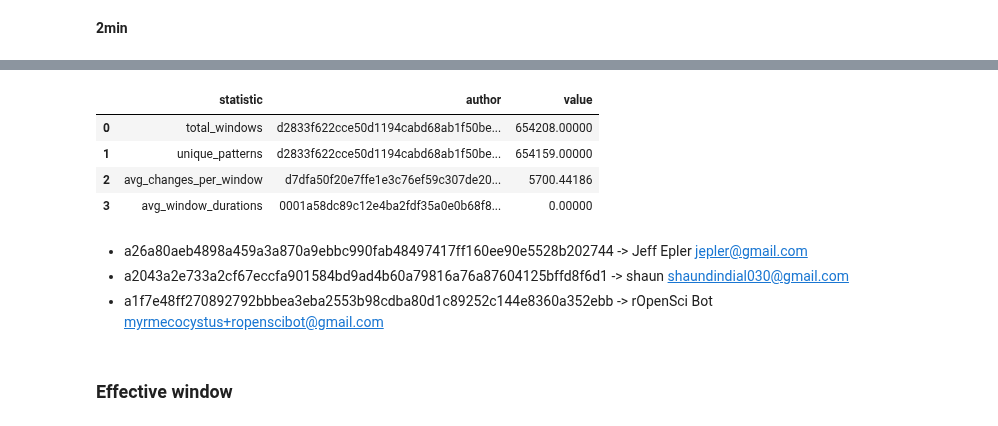
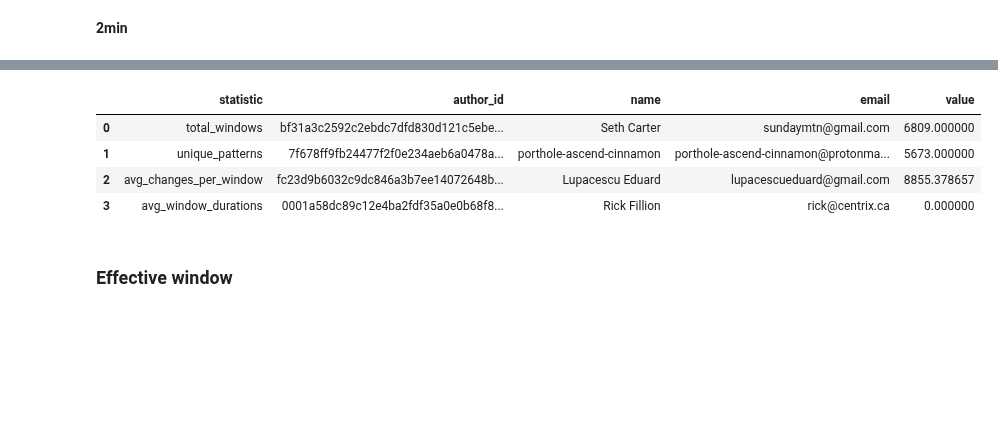
Before and after one commit to srapaport/timestamps-anomalies, a Jupyter notebook: notebook/global_analysis_windows.ipynb, the cells around one changed output, grey strips where cells are left out. Saved outputs shown, nothing was run; the diff lists cells and outputs as text; code cells hidden in the pictures; blank space fills up the shorter version.

```diff
--- a/notebook/global_analysis_windows.ipynb
+++ b/notebook/global_analysis_windows.ipynb
@@ -46,0 +22,5 @@ Error processing file ../results/2024/af1aa96f31a617f882a08a20d921fd165a7c0c3957
+# %%
+csv_files = glob.glob(os.path.join(csv_dir, '*.csv'))
+df = pd.DataFrame()
+for csv_file in csv_files:
+    df = pd.concat([df, pd.read_csv(csv_file)])
@@ -46,0 +36,7 @@ Error processing file ../results/2024/af1aa96f31a617f882a08a20d921fd165a7c0c3957
+# %%
+print(f'size of df with bots: {len(df)}')
+bot_pattern = re.compile(r'(?i)(?:\W|^)bot(?:\W|$)')
+bot_mask_email = df['email'].str.contains(bot_pattern, regex=True, na=False)
+bot_mask_name = df['name'].str.contains(bot_pattern, regex=True, na=False)
+df = df[~(bot_mask_email | bot_mask_name)]
+print(f'size of df without bots: {len(df)}')
@@ -62,3 +51,0 @@ Saving time: **3min**
-# %%
-with open(save_db, 'rb') as f:
-    df = pickle.load(f)
@@ -75,0 +52,2 @@ df.head()
+# %%
+author_info = df[['author', 'name', 'email']].drop_duplicates().set_index('author')
@@ -96,27 +126,25 @@ author_stats.head(2)
 # %%
 max_stats = {
     'total_windows': author_stats['total_windows'].idxmax(),
     'unique_patterns': author_stats['unique_patterns'].idxmax(),
     'avg_changes_per_window': author_stats['avg_changes_per_window'].idxmax(),
     'avg_window_durations': author_stats['avg_window_durations'].idxmin()
 }
 
 max_authors = pd.DataFrame({
     'statistic': max_stats.keys(),
-    'author': max_stats.values(),
+    'author_id': max_stats.values(),
+    'name': [author_info.loc[author_id, 'name'] if author_id in author_info.index else 'Unknown' for author_id in max_stats.values()],
+    'email': [author_info.loc[author_id, 'email'] if author_id in author_info.index else 'Unknown' for author_id in max_stats.values()],
     'value': [author_stats.loc[max_stats[stat], stat] for stat in max_stats.keys()]
 })
 # what date for unique pattern ? Old ?
 max_authors
 # %% [output]
-|  | statistic | author | value |
-| 0 | total_windows | d2833f622cce50d1194cabd68ab1f50be... | 654208.00000 |
-| 1 | unique_patterns | d2833f622cce50d1194cabd68ab1f50be... | 654159.00000 |
-| 2 | avg_changes_per_window | d7dfa50f20e7ffe1e3c76ef59c307de20... | 5700.44186 |
-| 3 | avg_window_durations | 0001a58dc89c12e4ba2fdf35a0e0b68f8... | 0.00000 |
+|  | statistic | author_id | name | email | value |
+| 0 | total_windows | bf31a3c2592c2ebdc7dfd830d121c5ebe... | Seth Carter | sundaymtn@gmail.com | 6809.000000 |
+| 1 | unique_patterns | 7f678ff9fb24477f2f0e234aeb6a0478a... | porthole-ascend-cinnamon | porthole-ascend-cinnamon@protonma... | 5673.000000 |
+| 2 | avg_changes_per_window | fc23d9b6032c9dc846a3b7ee14072648b... | Lupacescu Eduard | lupacescueduard@gmail.com | 8855.378657 |
+| 3 | avg_window_durations | 0001a58dc89c12e4ba2fdf35a0e0b68f8... | Rick Fillion | rick@centrix.ca | 0.000000 |
-# %% [markdown]
-- a26a80aeb4898a459a3a870a9ebbc990fab48497417ff160ee90e5528b202744 -> Jeff Epler jepler@gmail.com
-- a2043a2e733a2cf67eccfa901584bd9ad4b60a79816a76a87604125bffd8f6d1 -> shaun shaundindial030@gmail.com
-- a1f7e48ff270892792bbbea3eba2553b98cdba80d1c89252c144e8360a352ebb -> rOpenSci Bot myrmecocystus+ropenscibot@gmail.com
 # %% [markdown]
 ### Effective window
```
Also changed, not shown: parts of 59 cells of this notebook, 9 other files.
